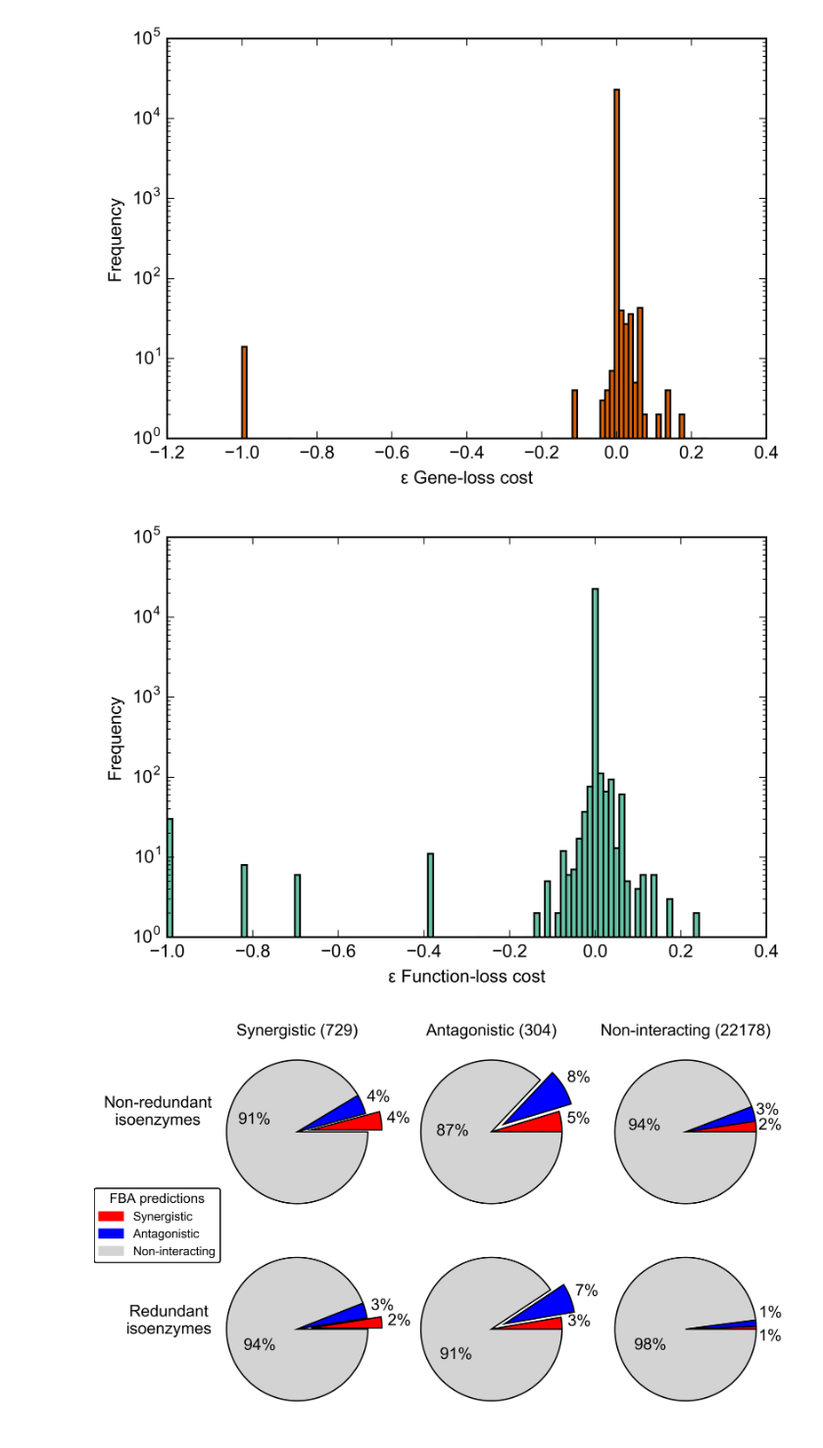
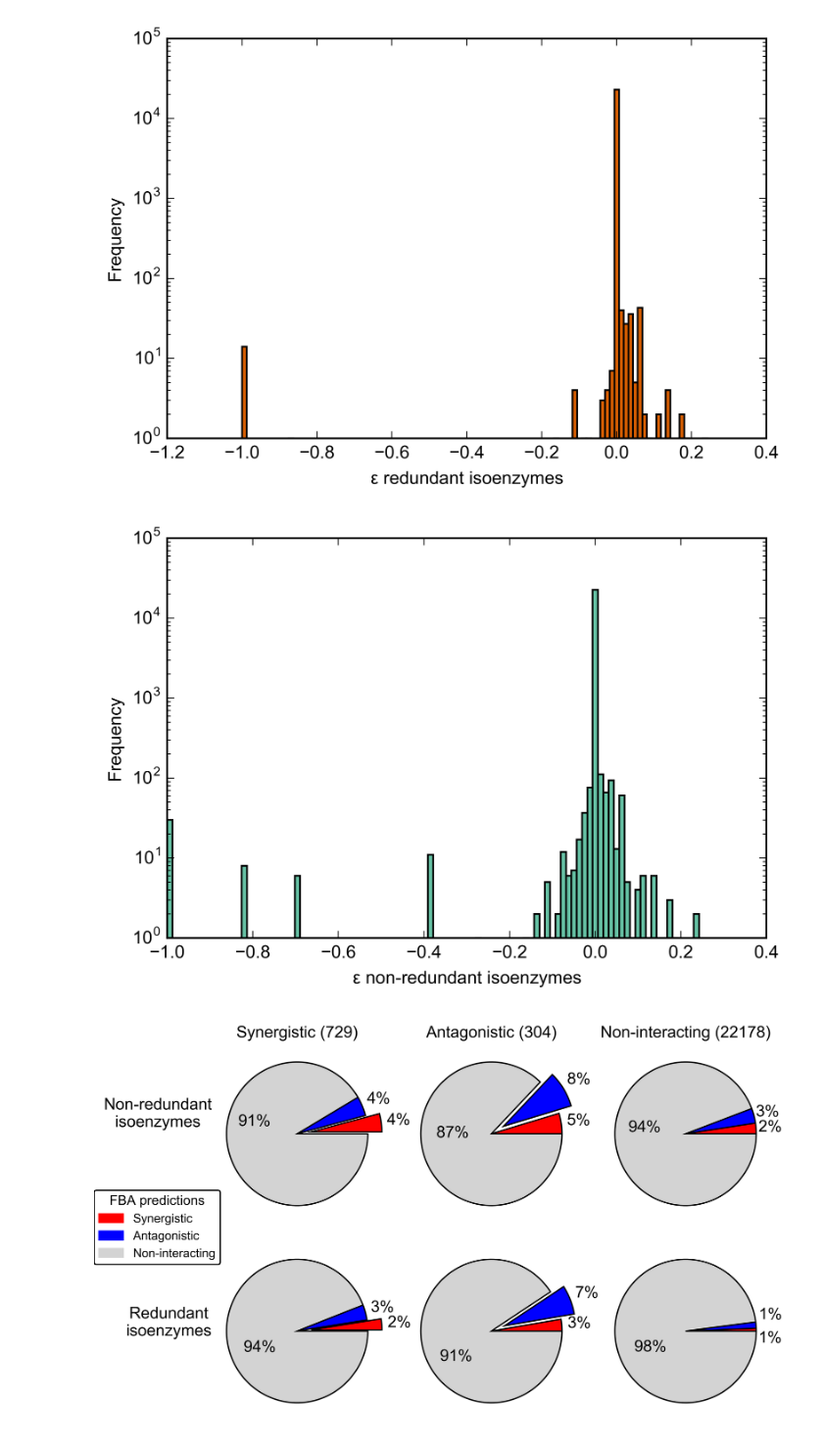
Before and after one commit to llambourne/isoenzymes_flux_balance, a Jupyter notebook: notebooks/epistasis.ipynb, the cells around one changed output. Shown at 98% size. Cells and saved outputs as stored; diff of their text form; code cells hidden in the pictures.

```diff
--- a/notebooks/epistasis.ipynb
+++ b/notebooks/epistasis.ipynb
@@ -136,16 +119,16 @@ plt.show()
 # %%
 results['epsilon_glc'].plot(kind='hist', bins=100, color='#d95f02')
 plt.yscale('log')
-plt.xlabel('$\epsilon$ Gene-loss cost')
+plt.xlabel('$\epsilon$ redundant isoenzymes')
 plt.show()
 # %% [output]
-[figure, old version]
+[figure, new version]
 # %%
 results['epsilon_flc'].plot(kind='hist', bins=100, color='#66c2a5')
 plt.yscale('log')
-plt.xlabel('$\epsilon$ Function-loss cost')
+plt.xlabel('$\epsilon$ non-redundant isoenzymes')
 plt.show()
 # %% [output]
-[figure, old version]
+[figure, new version]
 # %%
 def get_counts(results, fbaCut):
```
Also changed, not shown: parts of 22 cells of this notebook, 3 other files.
